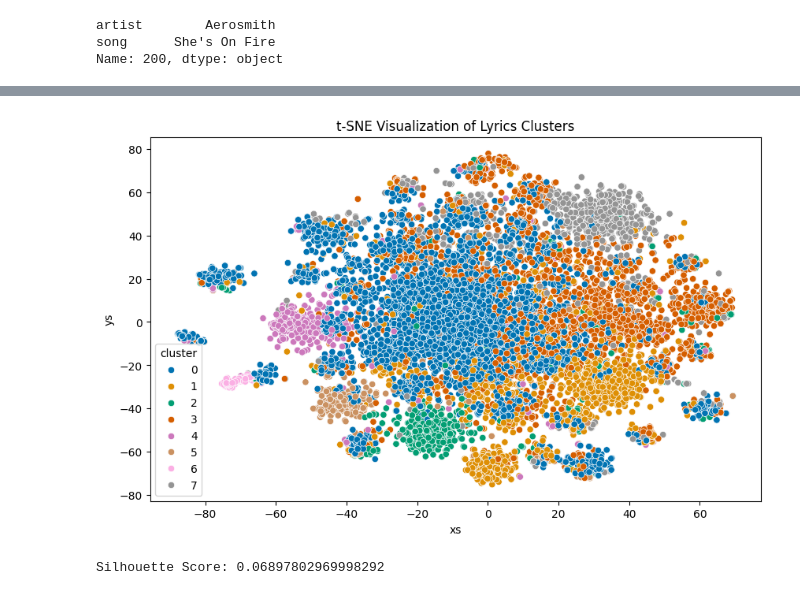
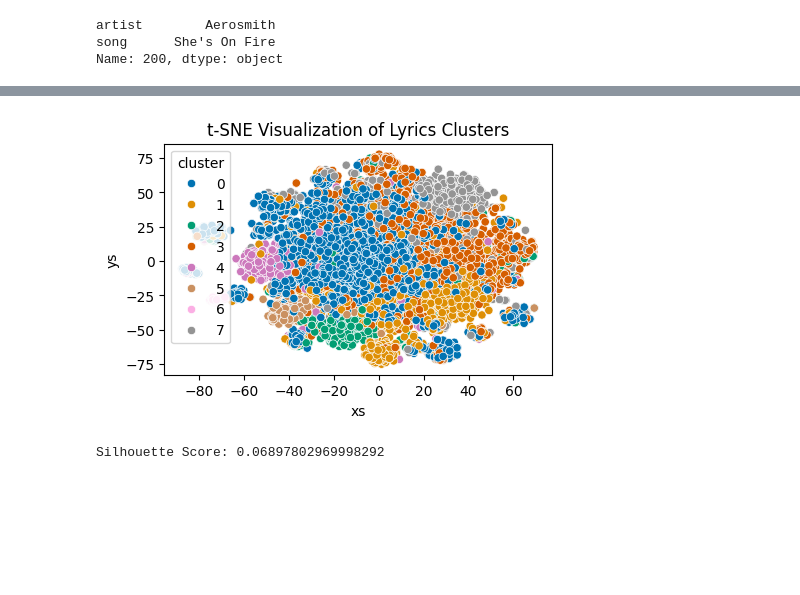
Before and after one commit to Aakash-shrestha/MusicRecommendationSystem, a Jupyter notebook: notebooks/recommendation_system.ipynb, the cells around one changed output, grey strips where cells are left out. Cells and saved outputs as stored; diff of their text form; code cells hidden in the pictures; blank space fills up the shorter version.

```diff
--- a/notebooks/recommendation_system.ipynb
+++ b/notebooks/recommendation_system.ipynb
@@ -167,12 +167,12 @@ small_spotify_data.head()
 | 4 | ABBA | Bang-A-Boomerang | /a/abba/bang+a+boomerang_20002668... | Making somebody happy is a questi... | making somebody happy question gi... | 7 | 28.041239 | 41.949013 |
 # %%
 #plot the giraff
-plt.figure(figsize=(10,6))
+plt.figure(figsize=(5,3))
 sns.scatterplot(data=small_spotify_data, x='xs', y='ys', hue='cluster', palette='colorblind')
 plt.title('t-SNE Visualization of Lyrics Clusters')
 plt.show()
 # %% [output]
-[figure, old version]
+[figure, new version]
 # %%
 #silhouette_score for measuring cluster quality
 from sklearn.metrics import silhouette_score
```
Also changed, not shown: 1 other file.
